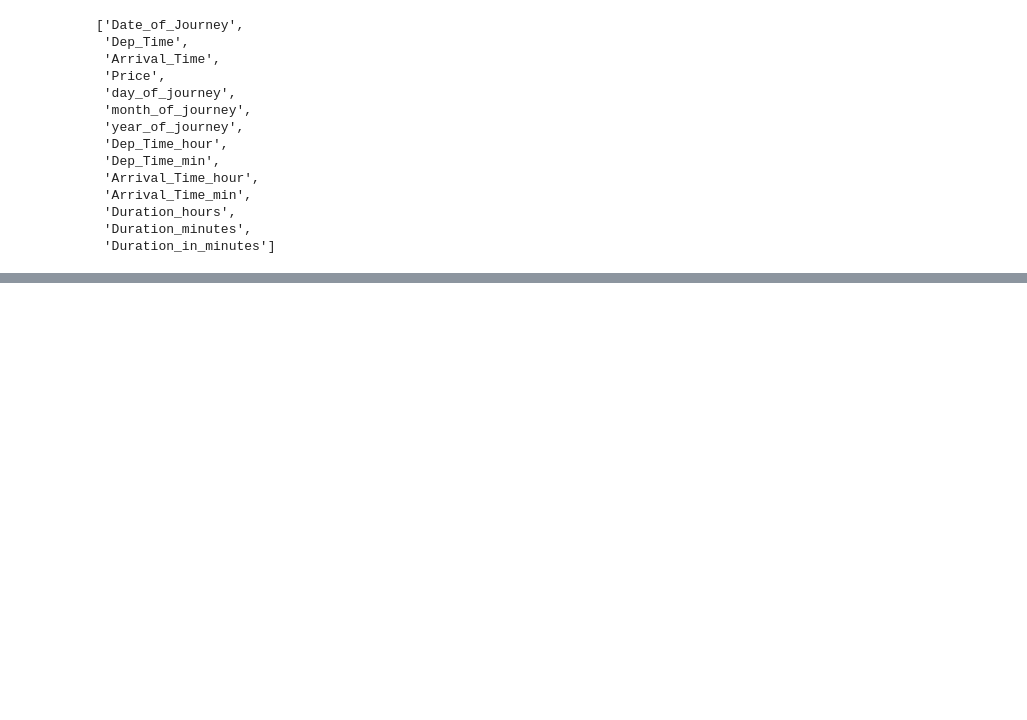
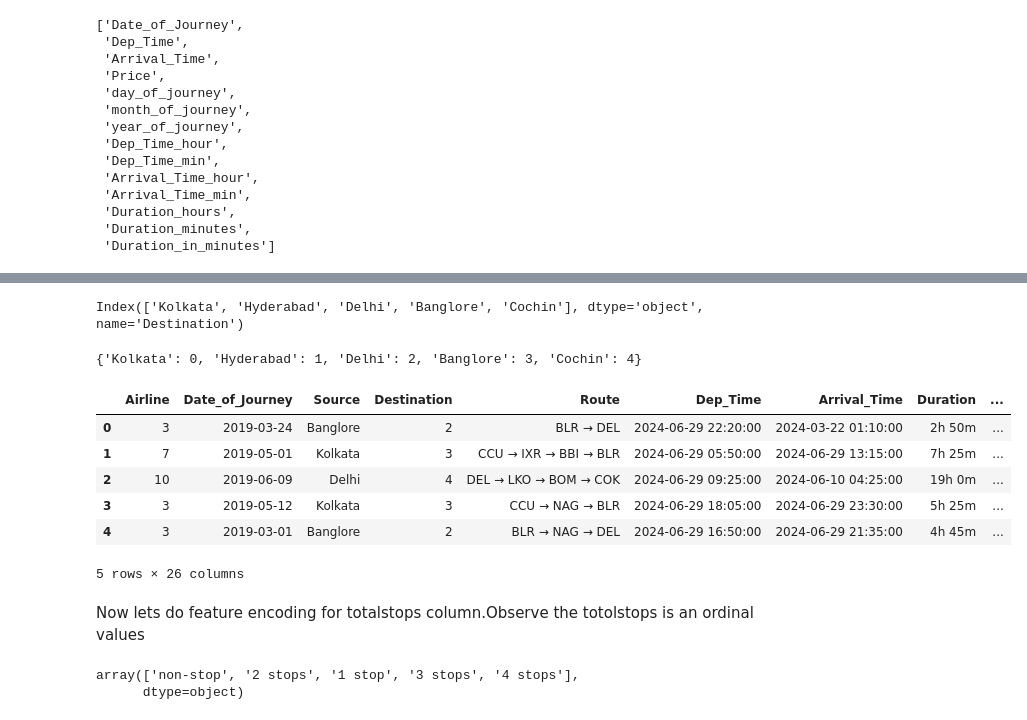
Before and after one commit to reyuvel/Airline_Ticket_Price_Prediction, a Jupyter notebook: DataCleaning/DataClean.ipynb, the cells around one changed output, grey strips where cells are left out. Drawn from its saved outputs; the diff is of its cells as text; code cells hidden in the pictures; blank space fills up the shorter version.

```diff
--- a/DataCleaning/DataClean.ipynb
+++ b/DataCleaning/DataClean.ipynb
@@ -577,0 +671,4 @@ for sub_cat in data_1['Source'].unique():
+# %%
+
+#but delhi and new delhi are same
+data_1.replace({'Destination': {'New Delhi': 'Delhi'}}, inplace=True)
@@ -577,0 +692,30 @@ for sub_cat in data_1['Source'].unique():
+# %%
+Destination_mean=data_1.groupby(['Destination'])['Price'].mean().sort_values().index
+Destination_mean
+# %% [output]
+Index(['Kolkata', 'Hyderabad', 'Delhi', 'Banglore', 'Cochin'], dtype='object', name='Destination')
+# %%
+#now lets convert this inti dictionary
+Destination_dict={key:index for index,key in enumerate(Destination_mean,0)}
+Destination_dict
+# %% [output]
+{'Kolkata': 0, 'Hyderabad': 1, 'Delhi': 2, 'Banglore': 3, 'Cochin': 4}
+# %%
+#now just map it with the original data
+data_1['Destination']=data_1['Destination'].map(Destination_dict)
+data_1.head()
+# %% [output]
+|  | Airline | Date_of_Journey | Source | Destination | Route | Dep_Time | Arrival_Time | Duration | ... |
+| 0 | 3 | 2019-03-24 | Banglore | 2 | BLR → DEL | 2024-06-29 22:20:00 | 2024-03-22 01:10:00 | 2h 50m | ... |
+| 1 | 7 | 2019-05-01 | Kolkata | 3 | CCU → IXR → BBI → BLR | 2024-06-29 05:50:00 | 2024-06-29 13:15:00 | 7h 25m | ... |
+| 2 | 10 | 2019-06-09 | Delhi | 4 | DEL → LKO → BOM → COK | 2024-06-29 09:25:00 | 2024-06-10 04:25:00 | 19h 0m | ... |
+| 3 | 3 | 2019-05-12 | Kolkata | 3 | CCU → NAG → BLR | 2024-06-29 18:05:00 | 2024-06-29 23:30:00 | 5h 25m | ... |
+| 4 | 3 | 2019-03-01 | Banglore | 2 | BLR → NAG → DEL | 2024-06-29 16:50:00 | 2024-06-29 21:35:00 | 4h 45m | ... |
+5 rows × 26 columns
+# %% [markdown]
+Now lets do feature encoding for totalstops column.Observe the totolstops is an ordinal values
+# %%
+data_1['Total_Stops'].unique()
+# %% [output]
+array(['non-stop', '2 stops', '1 stop', '3 stops', '4 stops'],
+      dtype=object)
```
Also changed, not shown: parts of 32 cells of this notebook.
